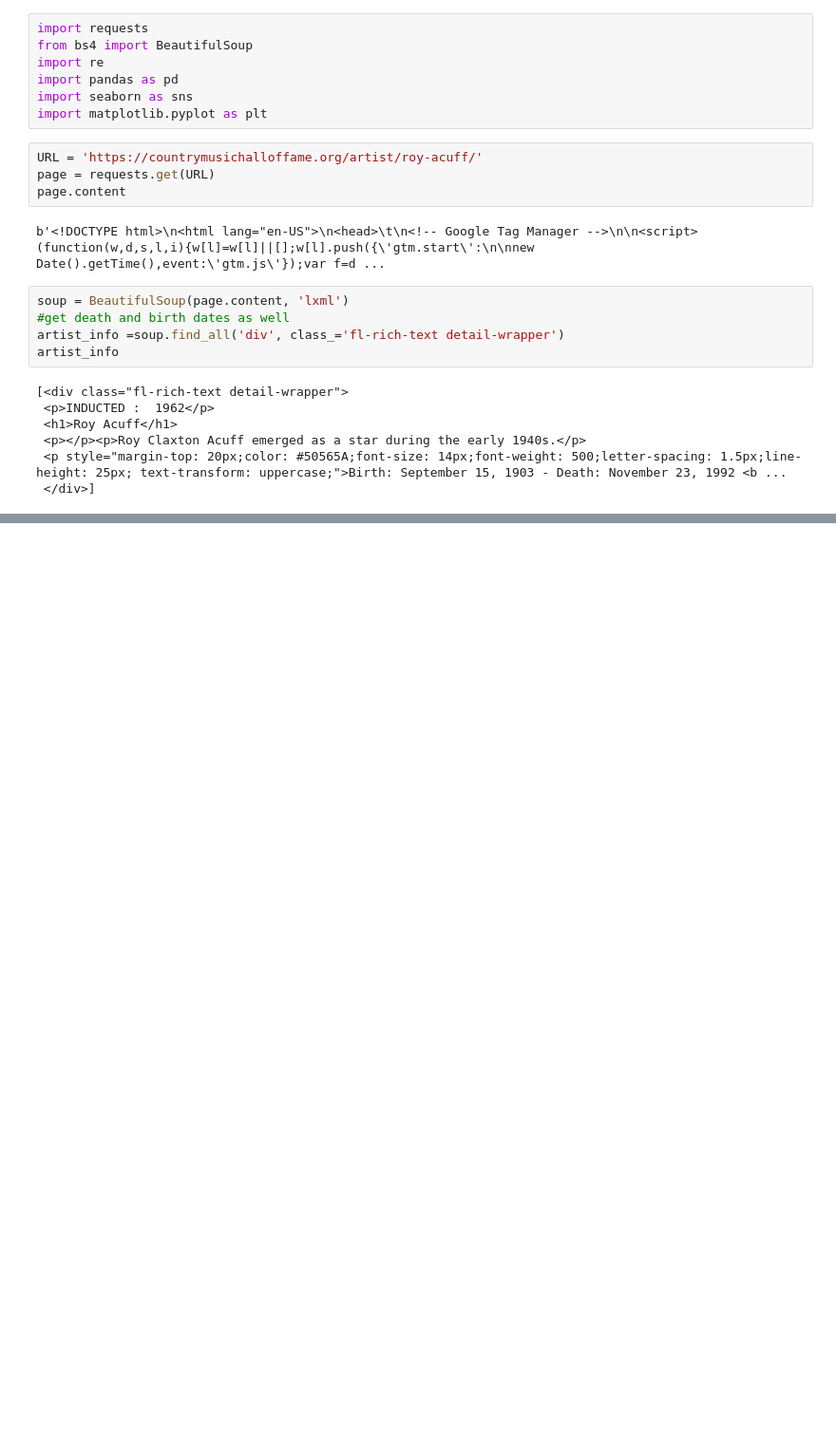
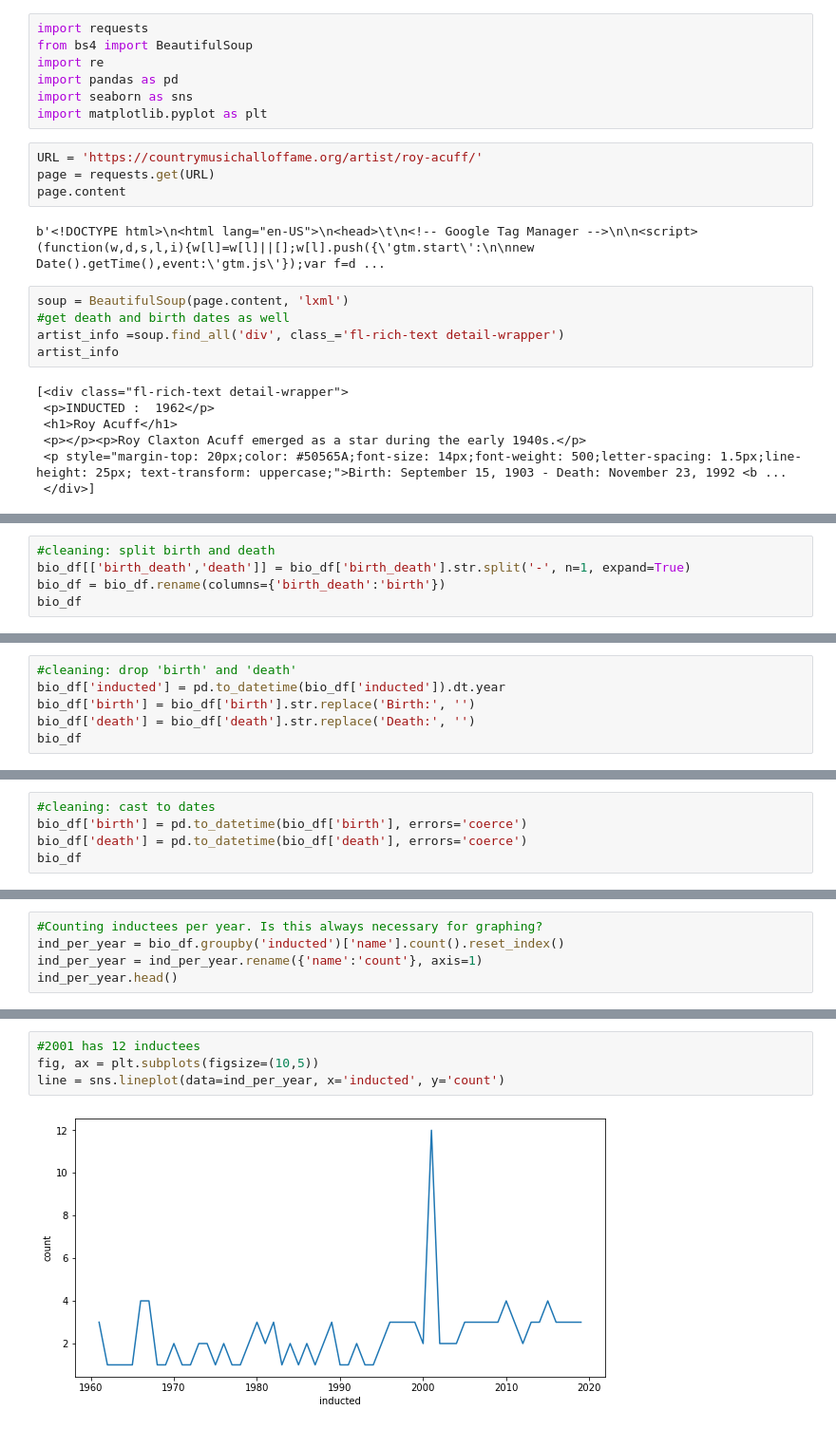
Before and after one commit to rghertel/web-scraping-country-music-hof-rghertel, a Jupyter notebook: Bonus CMHF.ipynb, the cells around one changed output, grey strips where cells are left out. Shown at 95% size. Drawn from its saved outputs; the diff is of its cells as text; blank space fills up the shorter version.

Commit message:
final and visual

```diff
--- a/Bonus CMHF.ipynb
+++ b/Bonus CMHF.ipynb
@@ -169,0 +169,5 @@ bio_df
+# %%
+#cleaning: split birth and death
+bio_df[['birth_death','death']] = bio_df['birth_death'].str.split('-', n=1, expand=True)
+bio_df = bio_df.rename(columns={'birth_death':'birth'})
+bio_df
@@ -169,0 +188,6 @@ bio_df
+# %%
+#cleaning: drop 'birth' and 'death'
+bio_df['inducted'] = pd.to_datetime(bio_df['inducted']).dt.year
+bio_df['birth'] = bio_df['birth'].str.replace('Birth:', '')
+bio_df['death'] = bio_df['death'].str.replace('Death:', '')
+bio_df
@@ -169,0 +208,5 @@ bio_df
+# %%
+#cleaning: cast to dates
+bio_df['birth'] = pd.to_datetime(bio_df['birth'], errors='coerce')
+bio_df['death'] = pd.to_datetime(bio_df['death'], errors='coerce')
+bio_df
@@ -169,0 +244,5 @@ bio_df
+# %%
+#Counting inductees per year. Is this always necessary for graphing?
+ind_per_year = bio_df.groupby('inducted')['name'].count().reset_index()
+ind_per_year = ind_per_year.rename({'name':'count'}, axis=1)
+ind_per_year.head()
@@ -169,0 +256,6 @@ bio_df
+# %%
+#2001 has 12 inductees
+fig, ax = plt.subplots(figsize=(10,5))
+line = sns.lineplot(data=ind_per_year, x='inducted', y='count')
+# %% [output]
+[figure, added]
```
Also changed, not shown: parts of 10 cells of this notebook, 5 other files.
